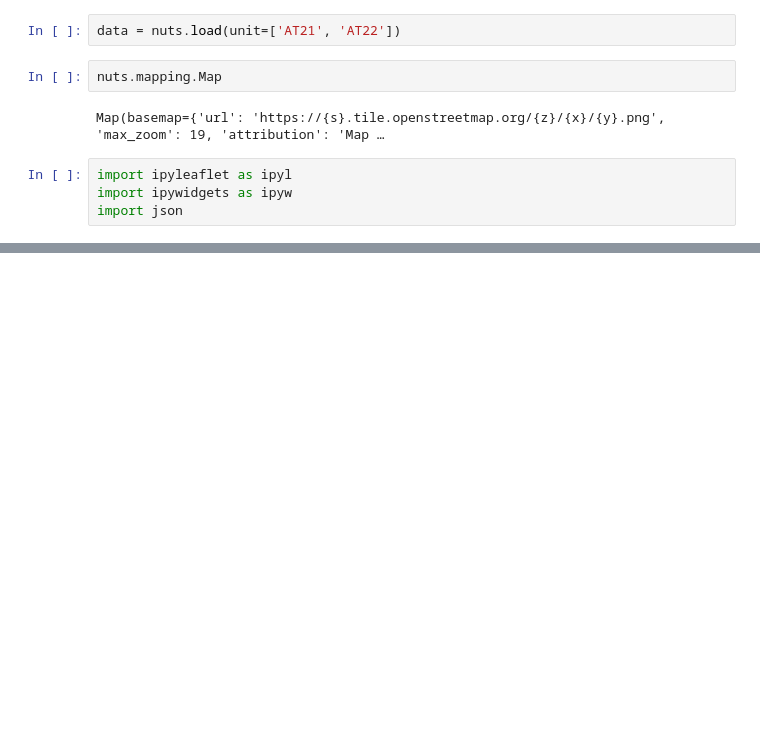
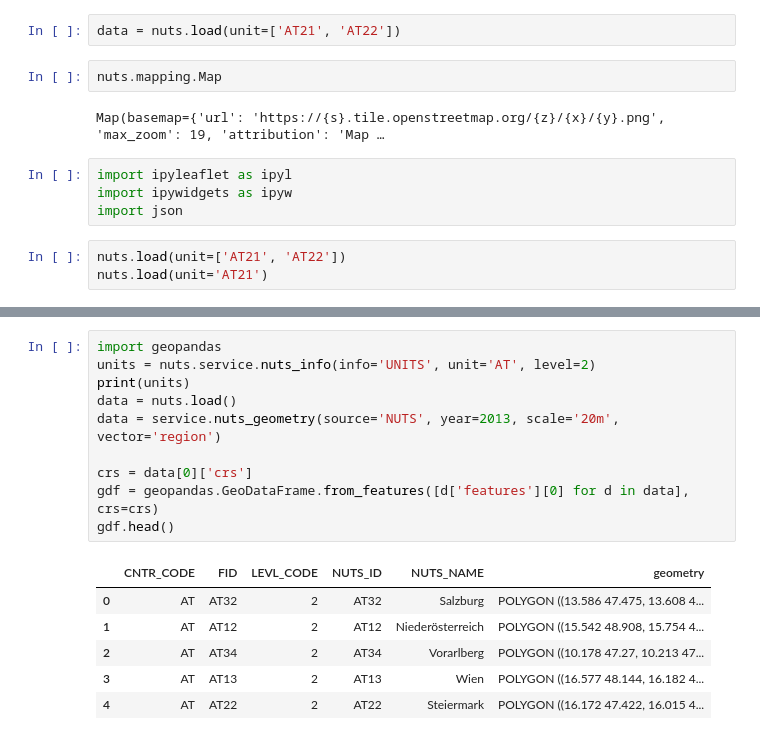
Before and after one commit to eurostat/happyGISCO, a Jupyter notebook: notebooks/example_GISCO_features.ipynb, the cells around one changed output, grey strips where cells are left out. Saved outputs shown, nothing was run; the diff lists cells and outputs as text; blank space fills up the shorter version.

```diff
--- a/notebooks/example_GISCO_features.ipynb
+++ b/notebooks/example_GISCO_features.ipynb
@@ -147,3 +155,6 @@ Map(basemap={'url': 'https://{s}.tile.openstreetmap.org/{z}/{x}/{y}.png', 'max_z
 import ipyleaflet as ipyl
 import ipywidgets as ipyw
 import json
+# %%
+nuts.load(unit=['AT21', 'AT22'])
+nuts.load(unit='AT21')
@@ -149,0 +179,17 @@ import json
+# %%
+import geopandas
+units = nuts.service.nuts_info(info='UNITS', unit='AT', level=2)
+print(units)
+data = nuts.load()
+data = service.nuts_geometry(source='NUTS', year=2013, scale='20m', vector='region')
+
+crs = data[0]['crs']
+gdf = geopandas.GeoDataFrame.from_features([d['features'][0] for d in data], crs=crs)
+gdf.head()
+# %% [output]
+|  | CNTR_CODE | FID | LEVL_CODE | NUTS_ID | NUTS_NAME | geometry |
+| 0 | AT | AT32 | 2 | AT32 | Salzburg | POLYGON ((13.586 47.475, 13.608 4... |
+| 1 | AT | AT12 | 2 | AT12 | Niederösterreich | POLYGON ((15.542 48.908, 15.754 4... |
+| 2 | AT | AT34 | 2 | AT34 | Vorarlberg | POLYGON ((10.178 47.27, 10.213 47... |
+| 3 | AT | AT13 | 2 | AT13 | Wien | POLYGON ((16.577 48.144, 16.182 4... |
+| 4 | AT | AT22 | 2 | AT22 | Steiermark | POLYGON ((16.172 47.422, 16.015 4... |
```
Also changed, not shown: parts of 7 cells of this notebook.
